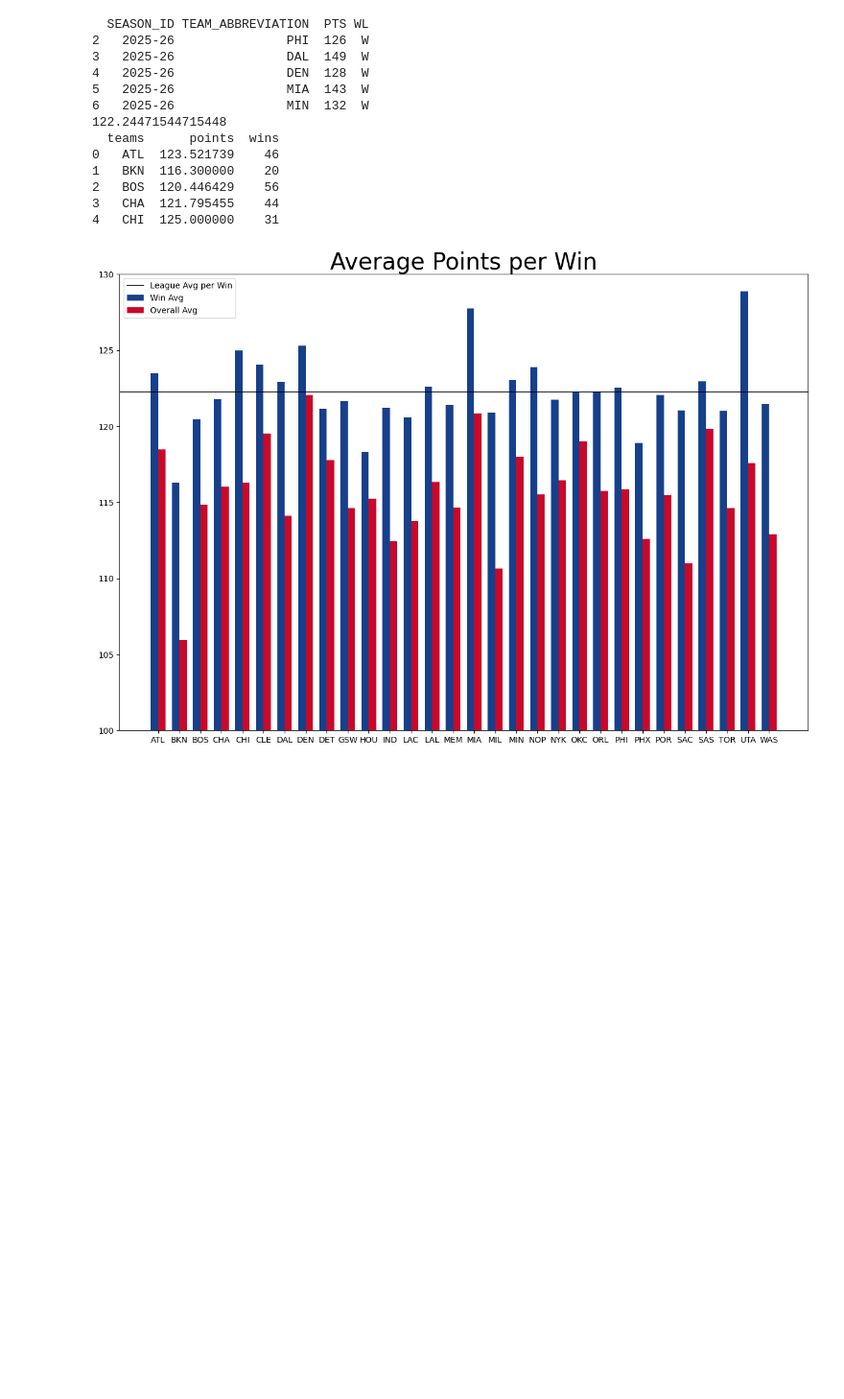
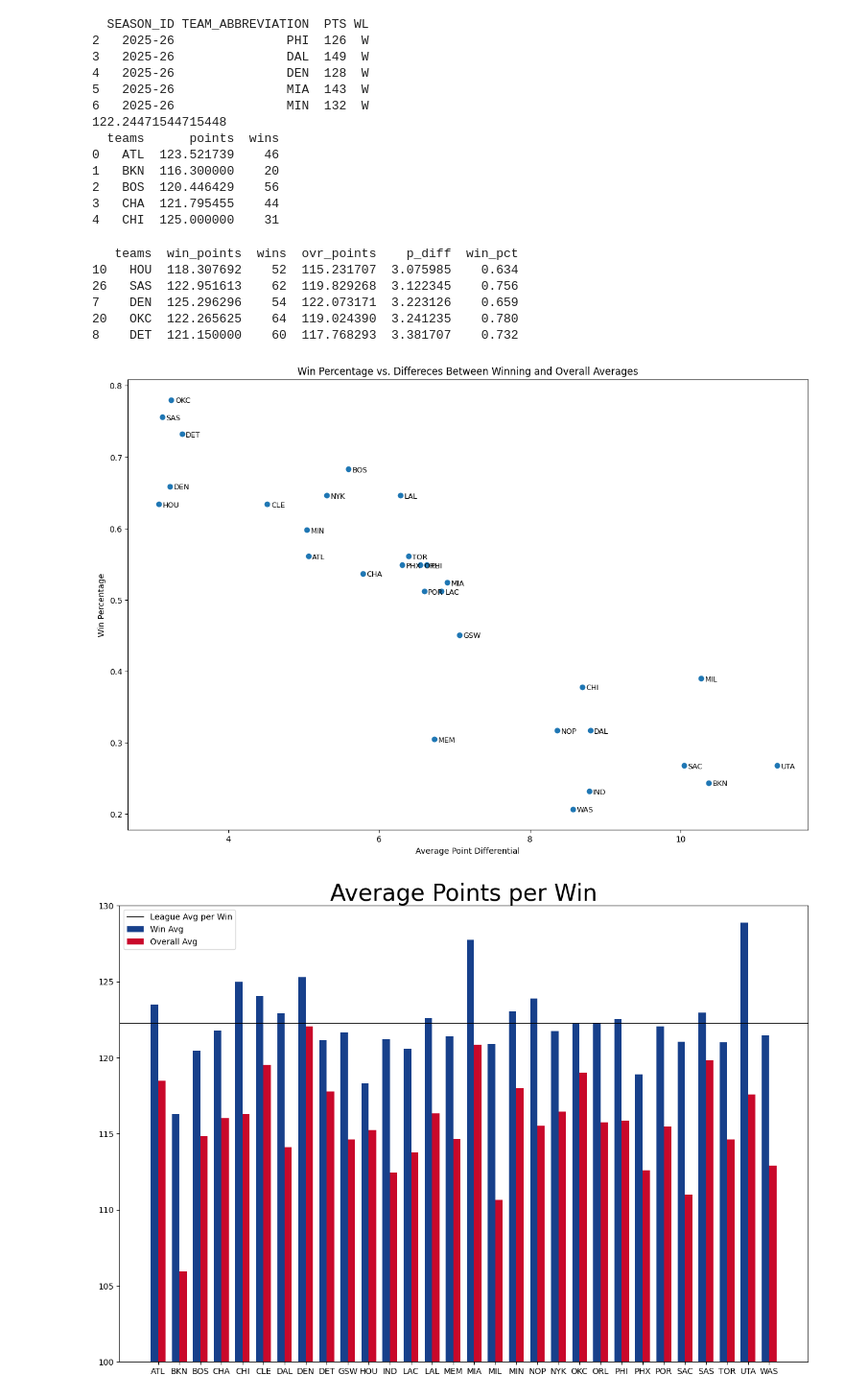
Before and after one commit to wjpericles/nba-data-visuals, a Jupyter notebook: src/02_points_per_win/points_per_win.ipynb, the cells around one changed output. Shown at 96% size. Cells and saved outputs as stored; diff of their text form; code cells hidden in the pictures; blank space fills up the shorter version.

```diff
--- a/src/02_points_per_win/points_per_win.ipynb
+++ b/src/02_points_per_win/points_per_win.ipynb
@@ -97,6 +97,41 @@ wins_agg.to_csv(os.path.join(csv_dir,'wins_avg.csv'), index=False)
 2   BOS  120.446429    56
 3   CHA  121.795455    44
 4   CHI  125.000000    31
+# %%
+win_merge = wins_agg.rename(columns={'points':'win_points'})
+ovr_merge = overall_avg.rename(columns={'points':'ovr_points', 'TEAM_ABBREVIATION':'teams'})
+points_compare = pd.merge(win_merge, ovr_merge, how='inner', on=['teams'])
+points_compare['p_diff'] = points_compare['win_points'] - points_compare['ovr_points']
+points_compare['win_pct'] = round(points_compare['wins']/82,3)
+points_compare = points_compare.sort_values('p_diff', ascending=True)
+print(points_compare.head())
+# %% [output]
+   teams  win_points  wins  ovr_points    p_diff  win_pct
+10   HOU  118.307692    52  115.231707  3.075985    0.634
+26   SAS  122.951613    62  119.829268  3.122345    0.756
+7    DEN  125.296296    54  122.073171  3.223126    0.659
+20   OKC  122.265625    64  119.024390  3.241235    0.780
+8    DET  121.150000    60  117.768293  3.381707    0.732
+# %%
+labels = list(points_compare['teams'])
+p_diff = list(points_compare['p_diff'])
+win_pct = list(points_compare['win_pct'])
+#print(labels)
+fig4, ax4 = plt.subplots(figsize =(15,10))
+# plt.scatter(points_compare['win_pct'], points_compare['p_diff'])
+plt.scatter(p_diff, win_pct)
+plt.title('Win Percentage vs. Differeces Between Winning and Overall Averages')
+ax4.set_ylabel("Win Percentage")
+ax4.set_xlabel("Average Point Differential")
+
+for i, label in enumerate(labels):
+    # x+0.2 offsets the text horizontally to avoid overlapping the point
+    plt.text(p_diff[i] + 0.05, win_pct[i], label, fontsize=9, verticalalignment='center_baseline')
+# 'top', 'bottom', 'center', 'baseline', 'center_baseline'
+plt.savefig('plots/win_pct_vs_avg_diff.png')
+plt.show()
+# %% [output]
+[figure, added]
 # %%
 teams = list(overall_avg['TEAM_ABBREVIATION'])
 x = np.arange(len(teams))  # Numerical locations for labels
```
Also changed, not shown: parts of 2 cells of this notebook, 3 other files.
